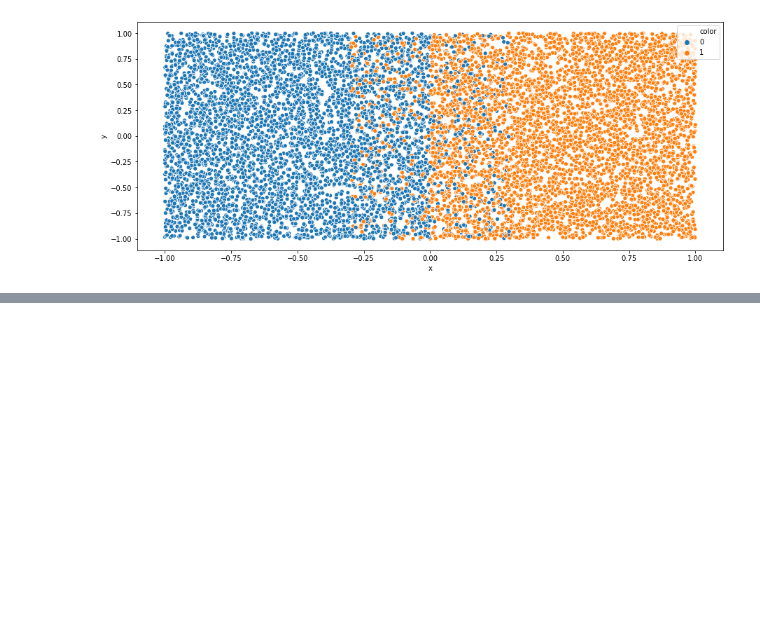
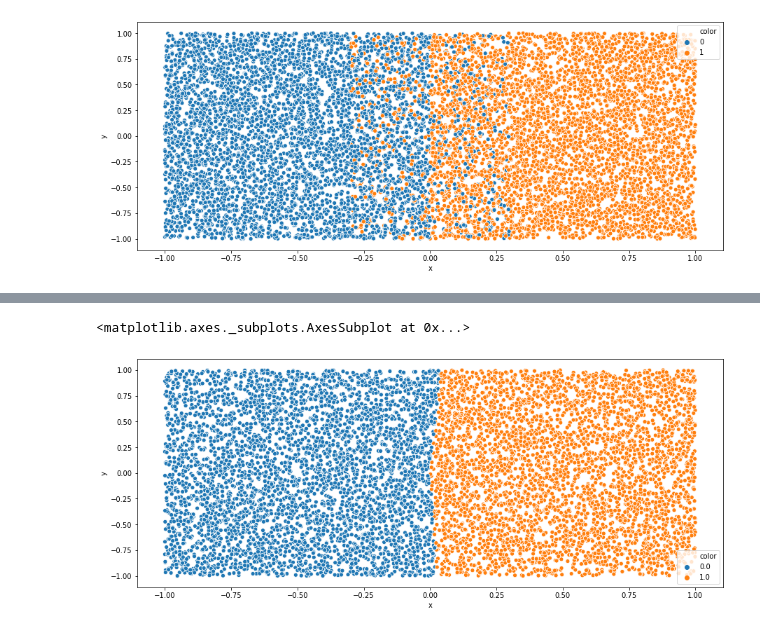
Before and after one commit to Francesco98m/Python-net, a Jupyter notebook: graph.ipynb, the cells around one changed output, grey strips where cells are left out. Drawn from its saved outputs; the diff is of its cells as text; code cells hidden in the pictures; blank space fills up the shorter version.

```diff
--- a/graph.ipynb
+++ b/graph.ipynb
@@ -26,0 +24,11 @@ sns.scatterplot(x=data['x'], y=data['y'], hue=data['color'])
+# %%
+data_path_1 = '/home/burrito/Documents/python/pytorch/green_red/pred.csv'
+data_1 = pd.read_csv(data_path_1)
+data_path_2 = '/home/burrito/Documents/python/pytorch/green_red/data_test.csv'
+data_2 = pd.read_csv(data_path_2)
+# %%
+plt.figure(figsize=(15,6))
+sns.scatterplot(x=data_2['x'], y=data_2['y'], hue=data_1['color'])
+# %% [output]
+<matplotlib.axes._subplots.AxesSubplot at 0x...>
+[figure, added]
```
Also changed, not shown: parts of 1 cell of this notebook, 5 other files.
